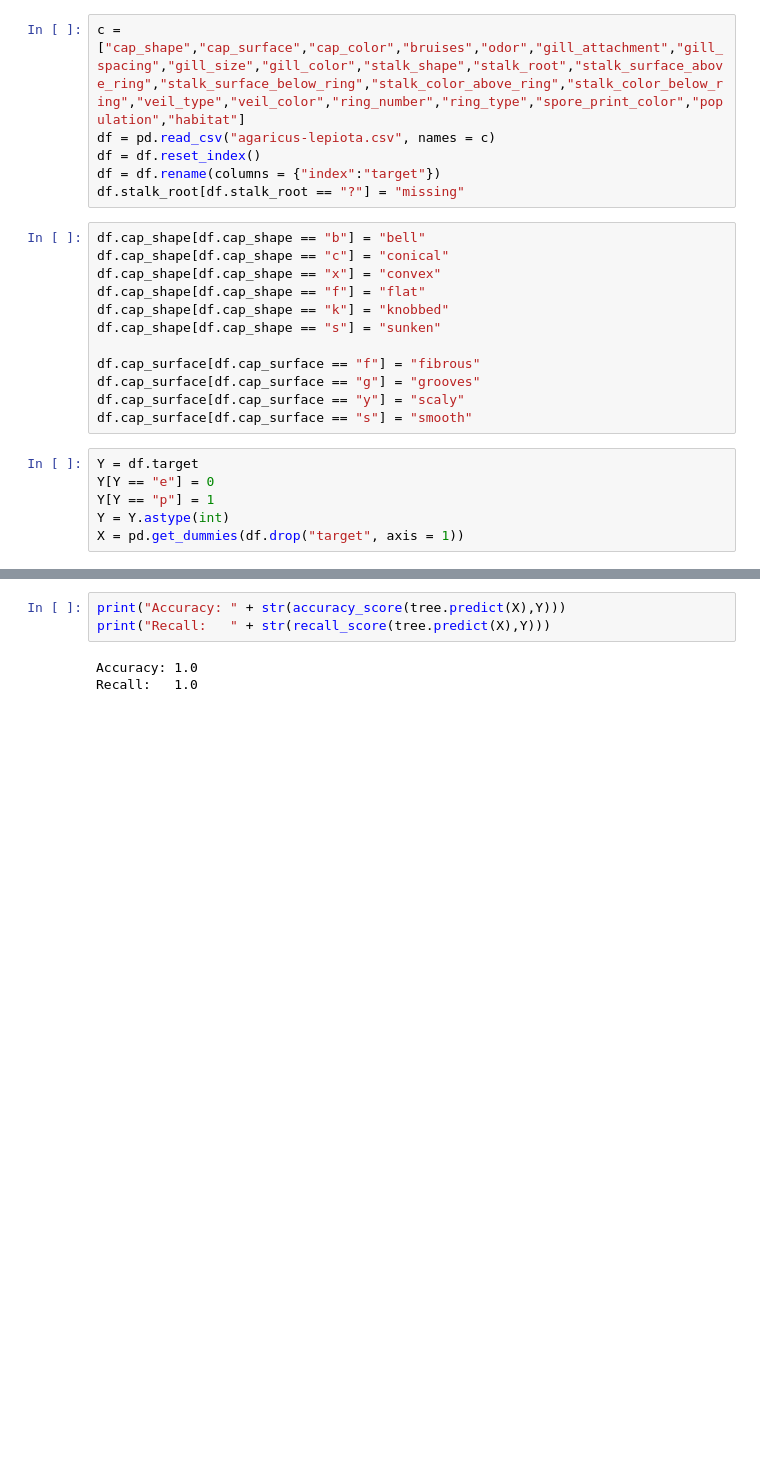
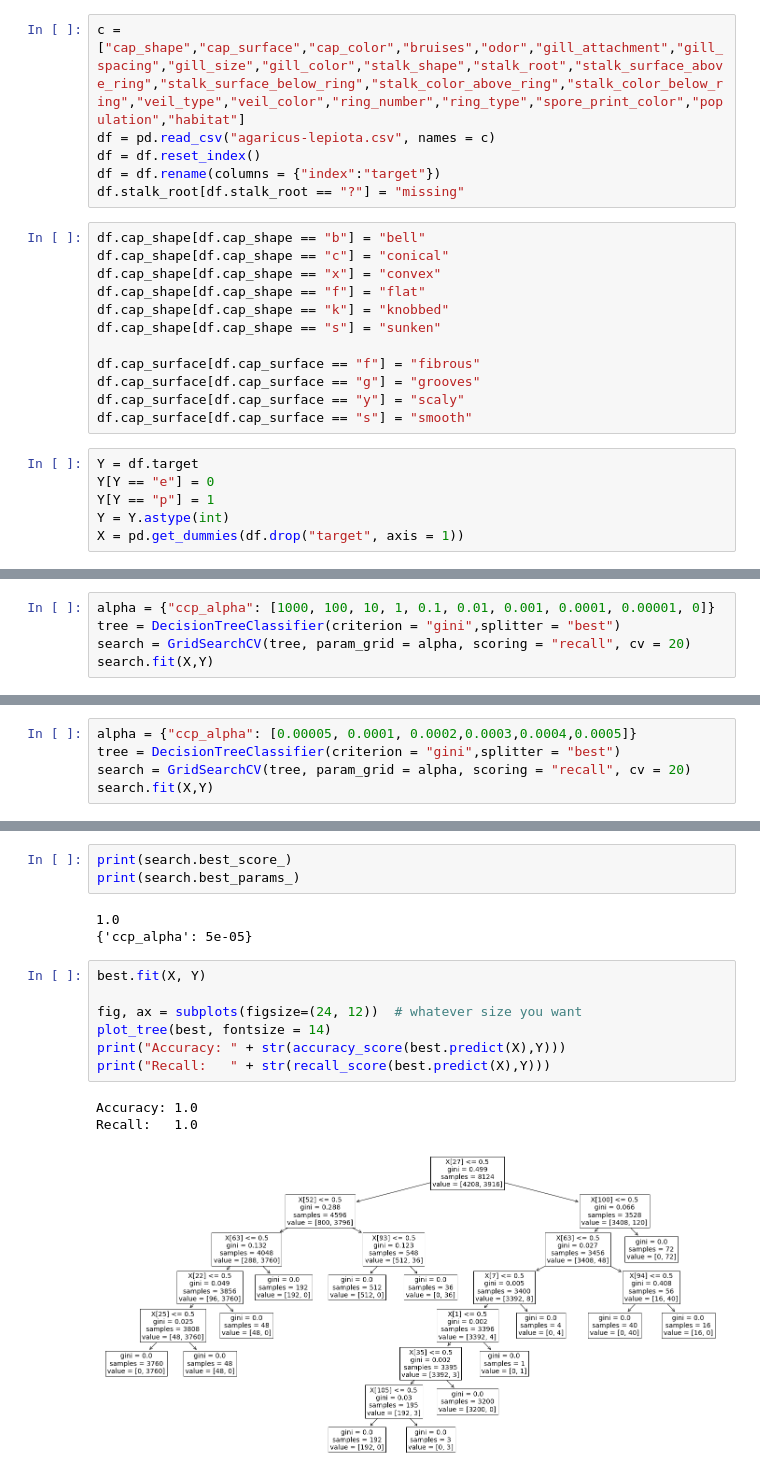
Before and after one commit to salbalkus/CIS490_Group5_FinalProject, a Jupyter notebook: Sal_Final_Project.ipynb, the cells around one changed output, grey strips where cells are left out. Drawn from its saved outputs; the diff is of its cells as text; blank space fills up the shorter version.

```diff
--- a/Sal_Final_Project.ipynb
+++ b/Sal_Final_Project.ipynb
@@ -52,0 +112,5 @@ Tree, unpruned:
+# %%
+alpha = {"ccp_alpha": [1000, 100, 10, 1, 0.1, 0.01, 0.001, 0.0001, 0.00001, 0]}
+tree = DecisionTreeClassifier(criterion = "gini",splitter = "best")
+search = GridSearchCV(tree, param_grid = alpha, scoring = "recall", cv = 20)
+search.fit(X,Y)
@@ -52,0 +142,5 @@ Tree, unpruned:
+# %%
+alpha = {"ccp_alpha": [0.00005, 0.0001, 0.0002,0.0003,0.0004,0.0005]}
+tree = DecisionTreeClassifier(criterion = "gini",splitter = "best")
+search = GridSearchCV(tree, param_grid = alpha, scoring = "recall", cv = 20)
+search.fit(X,Y)
@@ -53,6 +166,17 @@ Tree, unpruned:
+# %%
+print(search.best_score_)
+print(search.best_params_)
+# %% [output]
+1.0
+{'ccp_alpha': 5e-05}
 # %%
-print("Accuracy: " + str(accuracy_score(tree.predict(X),Y)))
-print("Recall:   " + str(recall_score(tree.predict(X),Y)))
+best.fit(X, Y)
+
+fig, ax = subplots(figsize=(24, 12))  # whatever size you want
+plot_tree(best, fontsize = 14)
+print("Accuracy: " + str(accuracy_score(best.predict(X),Y)))
+print("Recall:   " + str(recall_score(best.predict(X),Y)))
 # %% [output]
 Accuracy: 1.0
 Recall:   1.0
+[figure, added]
```
Also changed, not shown: parts of 9 cells of this notebook.
